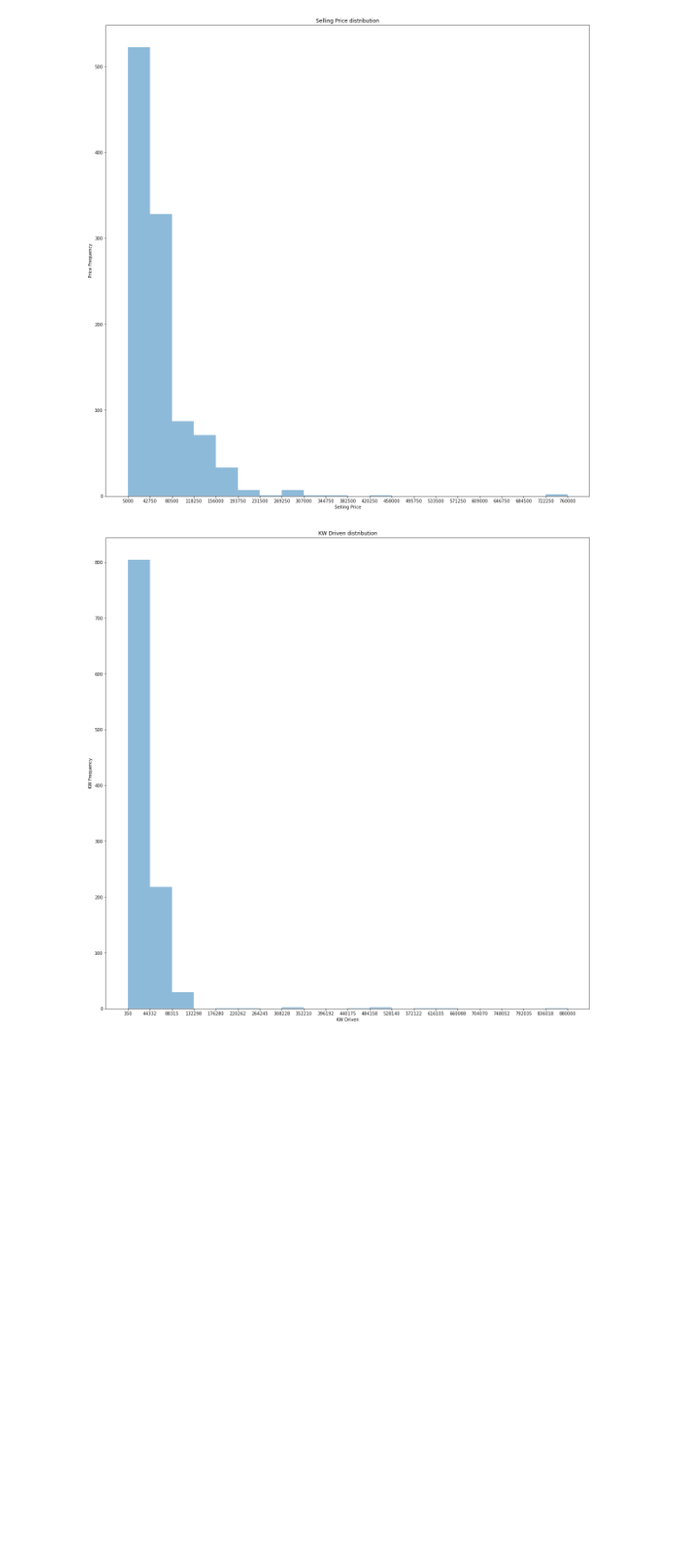
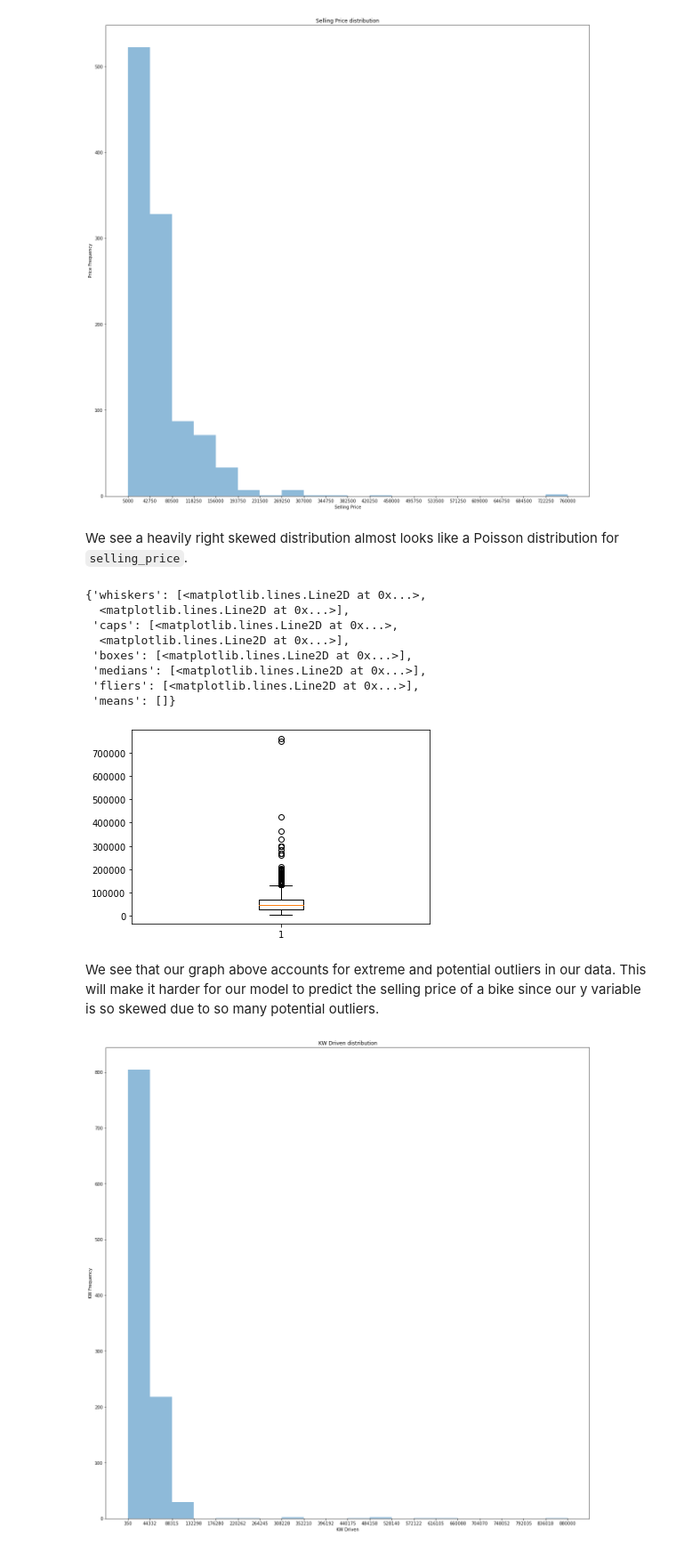
Before and after one commit to Smora0713/ST590-Project1, a Jupyter notebook: ST590 Project_SMG_VF.ipynb, the cells around one changed output. Shown: that part at 89% size. Cells and saved outputs as stored; diff of their text form; code cells hidden in the pictures; blank space fills up the shorter version.

```diff
--- a/ST590 Project_SMG_VF.ipynb
+++ b/ST590 Project_SMG_VF.ipynb
@@ -178,6 +188,22 @@ plt.show()
 plt.close()
 # %% [output]
 [figure]
+# %% [markdown]
+We see a heavily right skewed distribution almost looks like a Poisson distribution for `selling_price`.
+# %%
+plt.boxplot(bikeDetails.selling_price)
+# %% [output]
+{'whiskers': [<matplotlib.lines.Line2D at 0x...>,
+  <matplotlib.lines.Line2D at 0x...>],
+ 'caps': [<matplotlib.lines.Line2D at 0x...>,
+  <matplotlib.lines.Line2D at 0x...>],
+ 'boxes': [<matplotlib.lines.Line2D at 0x...>],
+ 'medians': [<matplotlib.lines.Line2D at 0x...>],
+ 'fliers': [<matplotlib.lines.Line2D at 0x...>],
+ 'means': []}
+[figure, added]
+# %% [markdown]
+We see that our graph above accounts for extreme and potential outliers in our data. This will make it harder for our model to predict the selling price of a bike since our y variable is so skewed due to so many potential outliers.
 # %%
 ### Histogram for kw_driven
 fig, ax = plt.subplots(figsize=(20,20))
```
Also changed, not shown: parts of 32 cells of this notebook.
